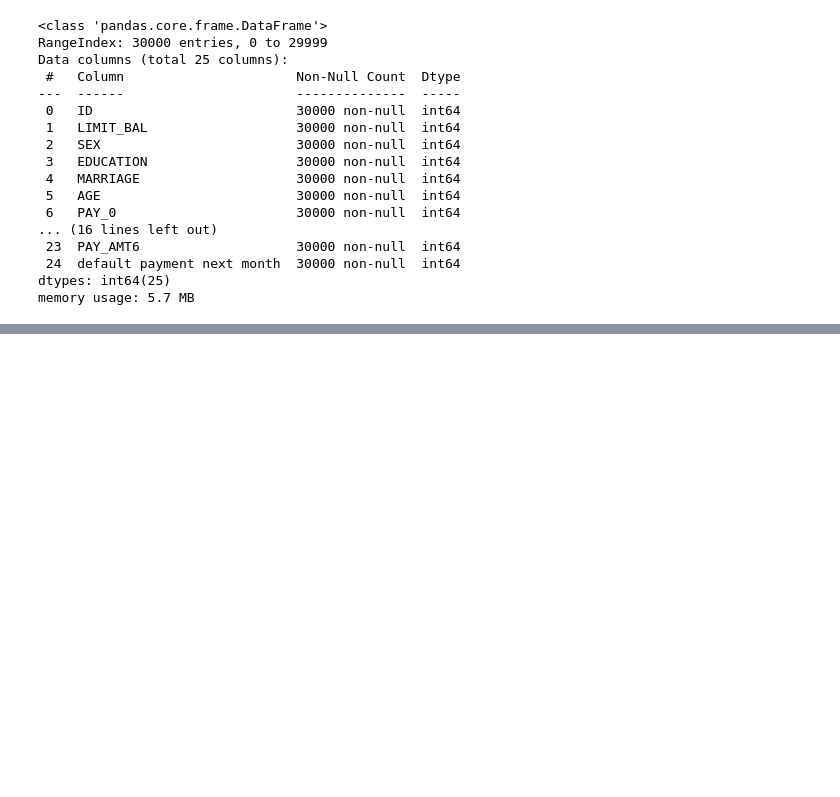
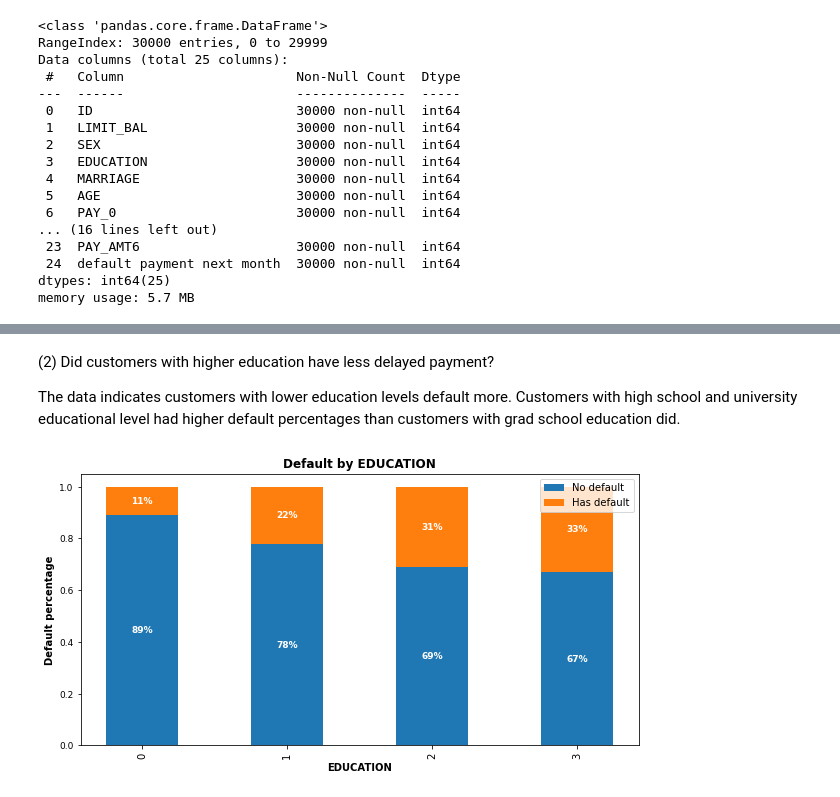
Before and after one commit to choudhurysibani120/credit-card-default-prediction, a Jupyter notebook: Copy_of_Credit_Card_Default_Prediction_Capstone_Project.ipynb, the cells around one changed output, grey strips where cells are left out. Saved outputs shown, nothing was run; the diff lists cells and outputs as text; code cells hidden in the pictures; blank space fills up the shorter version.

```diff
--- a/Copy_of_Credit_Card_Default_Prediction_Capstone_Project.ipynb
+++ b/Copy_of_Credit_Card_Default_Prediction_Capstone_Project.ipynb
@@ -340,0 +393,10 @@ score.mean()
+# %% [markdown]
+(2) Did customers with higher education have less delayed payment?
+
+The data indicates customers with lower education levels default more. Customers with high school and university educational level had higher default percentages than customers with grad school education did.
+# %%
+# Plot a stacked bar chart to show default by education level
+
+create_stacked_bar('EDUCATION')
+# %% [output]
+[figure, added]
```
Also changed, not shown: parts of 122 cells of this notebook.
